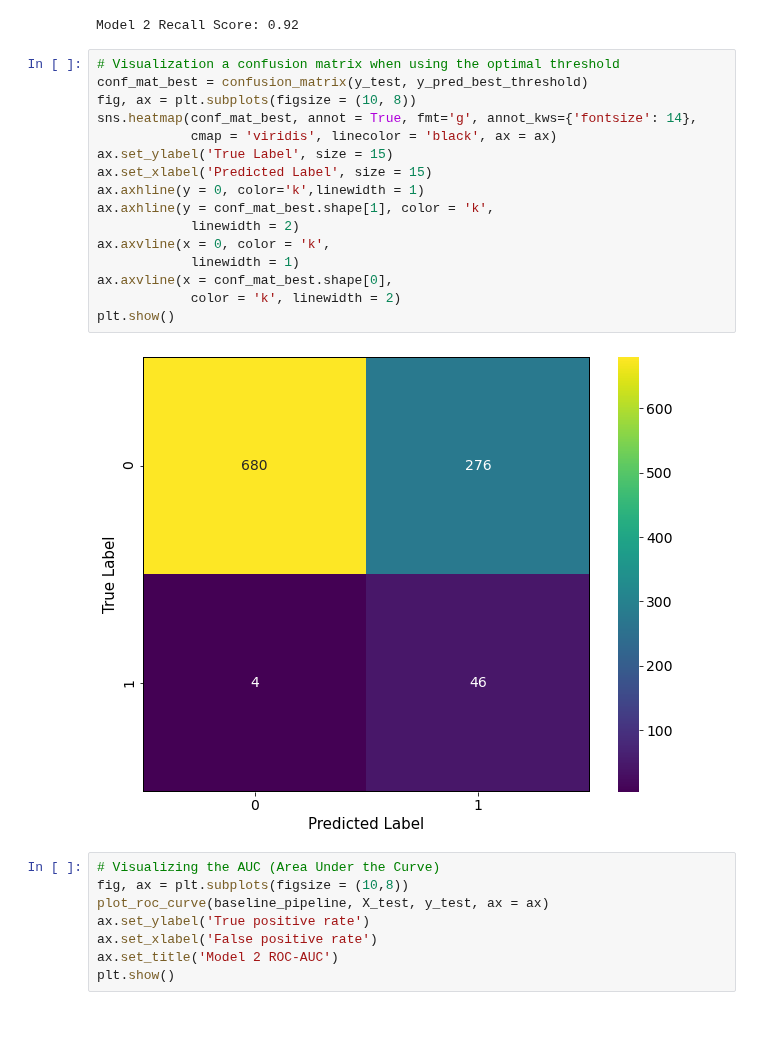
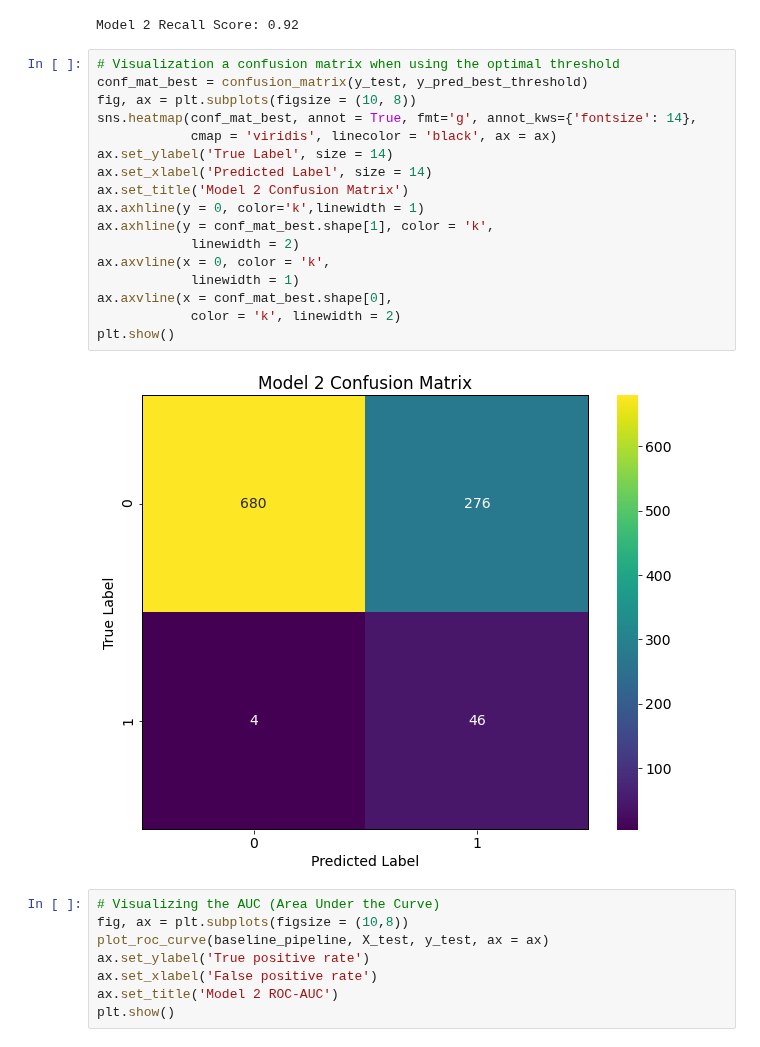
Before and after one commit to jordanate/machine-learning-classification, a Jupyter notebook: stroke-machine-learning-classification.ipynb, the cells around one changed output. Drawn from its saved outputs; the diff is of its cells as text; blank space fills up the shorter version.

Commit message:
images

```diff
--- a/stroke-machine-learning-classification.ipynb
+++ b/stroke-machine-learning-classification.ipynb
@@ -459,21 +460,22 @@ Model 2 Recall Score: 0.92
 # %%
 # Visualization a confusion matrix when using the optimal threshold
 conf_mat_best = confusion_matrix(y_test, y_pred_best_threshold)
 fig, ax = plt.subplots(figsize = (10, 8))
 sns.heatmap(conf_mat_best, annot = True, fmt='g', annot_kws={'fontsize': 14},
             cmap = 'viridis', linecolor = 'black', ax = ax)
-ax.set_ylabel('True Label', size = 15)
-ax.set_xlabel('Predicted Label', size = 15)
+ax.set_ylabel('True Label', size = 14)
+ax.set_xlabel('Predicted Label', size = 14)
+ax.set_title('Model 2 Confusion Matrix')
 ax.axhline(y = 0, color='k',linewidth = 1)
 ax.axhline(y = conf_mat_best.shape[1], color = 'k',
             linewidth = 2)
 ax.axvline(x = 0, color = 'k',
             linewidth = 1)
 ax.axvline(x = conf_mat_best.shape[0],
             color = 'k', linewidth = 2)
 plt.show()
 # %% [output]
-[figure, old version]
+[figure, new version]
 # %%
 # Visualizing the AUC (Area Under the Curve)
 fig, ax = plt.subplots(figsize = (10,8))
```
Also changed, not shown: parts of 9 cells of this notebook, 2 other files.
